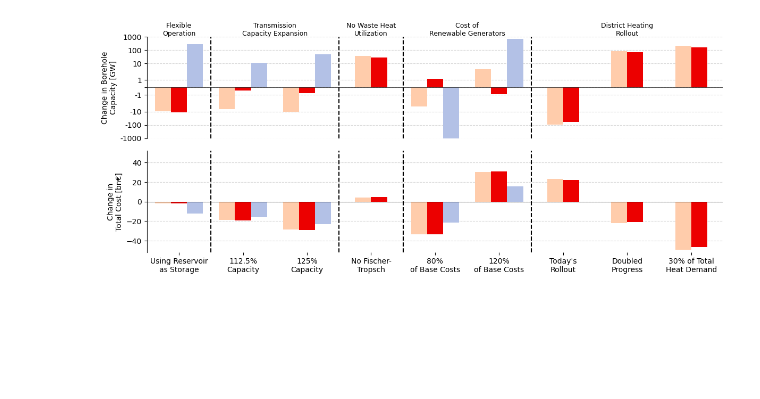
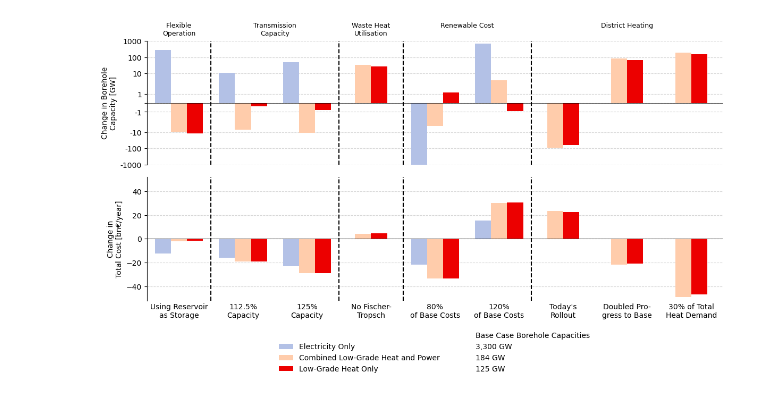
Before and after one commit to LukasFrankenQ/egs_market_integration, a Jupyter notebook: notebooks/plot_sensitivity.ipynb, the cells around one changed output. Drawn from its saved outputs; the diff is of its cells as text; code cells hidden in the pictures; blank space fills up the shorter version.

Commit message:
added sensit and totals plot

```diff
--- a/notebooks/plot_sensitivity.ipynb
+++ b/notebooks/plot_sensitivity.ipynb
@@ -35,6 +36,7 @@ index_cols = {
     'capacities.csv': list(range(2)),
     'supply.csv': list(range(3)),
     'supply_energy.csv': list(range(3)),
+    'metrics.csv': 0,
 }
 
 for file in files:
@@ -166,7 +210,7 @@ cos.drop('base', level=0, inplace=True)
 # %%
 width = 0.25
 
-fig, axs = plt.subplots(2, 1, figsize=(12, 5))
+fig, axs = plt.subplots(2, 1, figsize=(12, 7))
 
 for i, (df, ax) in enumerate(zip([cap, cos], axs)):
 
@@ -175,6 +219,12 @@ for i, (df, ax) in enumerate(zip([cap, cos], axs)):
         ss = df.loc[idx[an, :]]
 
         l = len(ss)
+
+        if len(ss) == 2:
+            ss = ss.loc[['chp', 'dh']]
+        if len(ss) == 3:
+            ss = ss.loc[['elec', 'chp', 'dh']]
+
         for k, (mode, val) in enumerate(ss.items()):
 
             ax.bar(j + width * k - l/2*width + width/2, val, width=width, color=colors[mode])
@@ -198,41 +248,80 @@ for x, s in zip(
     [0., 1.5, 3., 4.5, 7],
     [
         'Flexible\nOperation',
-        'Transmission\nCapacity Expansion',
-        'No Waste Heat\nUtilization',
-        'Cost of\nRenewable Generators',
-        'District Heating\nRollout'
+        'Transmission\nCapacity',
+        'Waste Heat\nUtilisation',
+        'Renewable Cost',
+        'District Heating'
     ]):
-    axs[0].text(x, 1.2e4, s, ha='center', va='top', fontsize=9)
+    axs[0].text(x, 1.5e4, s, ha='center', va='top', fontsize=9)
 
+'''
+axs[0].text(
+    -0.5, -1.5e4,
+    r"$\mathbf{Base\:\,Case\:\, Borehole\:\, Capacities}$" + "; $\mathit{Electricity\:Only}$: 3,300 GW, $\mathit{Combined\:Low}$-$\mathit{Grade\:Heat\:and\:Power}$: 184 GW, $\mathit{Low}$-$\mathit{\,Grade\:Heat\,\,Only}$: 125 GW",
+    ha='left', va='bottom', fontsize=9)#, fontweight='bold')
+'''
 
 axs[0].set_ylim(-1000, 1000)
 axs[0].set_yticklabels([f'{int(x)}' if x != 0 else '' for x in axs[0].get_yticks()])
 
 axs[0].set_xticks([])
 
 axs[1].set_ylim(-52, 52)
 
 # axs[1].xaxis.set_major_locator(MaxNLocator(integer=True))
 # axs[1].set_xticklabels(["Using Reservoir\nas Storage"] + ['' for _ in range(8)])
 axs[1].set_xticks(
     list(range(9)),
     [
         "Using Reservoir\nas Storage",
         "112.5%\nCapacity",
         "125%\nCapacity",
         "No Fischer-\nTropsch",
         "80%\nof Base Costs",
         "120%\nof Base Costs",
         "Today's\nRollout",
-        "Doubled\nProgress",
+        "Doubled Pro-\ngress to Base",
         "30% of Total\nHeat Demand",
     ])
+axs[1].tick_params(axis='x', which='major',length=0)
 
 axs[0].set_ylabel('Change in Borehole\nCapacity [GW]')
-axs[1].set_ylabel('Change in\nTotal Cost [bn€]')
+axs[1].set_ylabel('Change in\nTotal Cost [bn€/year]')
+
+from matplotlib.patches import Patch
+from matplotlib.lines import Line2D
+
+labels = [
+    "",
+    "Electricity Only",
+    "Combined Low-Grade Heat and Power",
+    "Low-Grade Heat Only",
+    "Base Case Borehole Capacities",
+    "3,300 GW", "184 GW", "125 GW",
+]
+handles = [
+    Line2D([0], [0], color='w', linewidth=0.5),
+    Patch(facecolor=colors['elec']),
+    Patch(facecolor=colors['chp']),
+    Patch(facecolor=colors['dh']),
+    Line2D([0], [0], color='w', linewidth=0.5),
+    Line2D([0], [0], color='w', linewidth=0.5),
+    Line2D([0], [0], color='w', linewidth=0.5),
+    Line2D([0], [0], color='w', linewidth=0.5),
+]
+axs[1].legend(
+    handles,
+    labels,
+    bbox_to_anchor=(0.78, -0.2),
+    # fontsize=9,
+    frameon=False,
+    ncol=2,
+    )
+
 
 plt.tight_layout()
+plt.savefig("sensitivity.pdf")
 plt.show()
 # %% [output]
-[figure, old version]
+[figure, new version]
```
Also changed, not shown: parts of 4 cells of this notebook, 1 other file.
